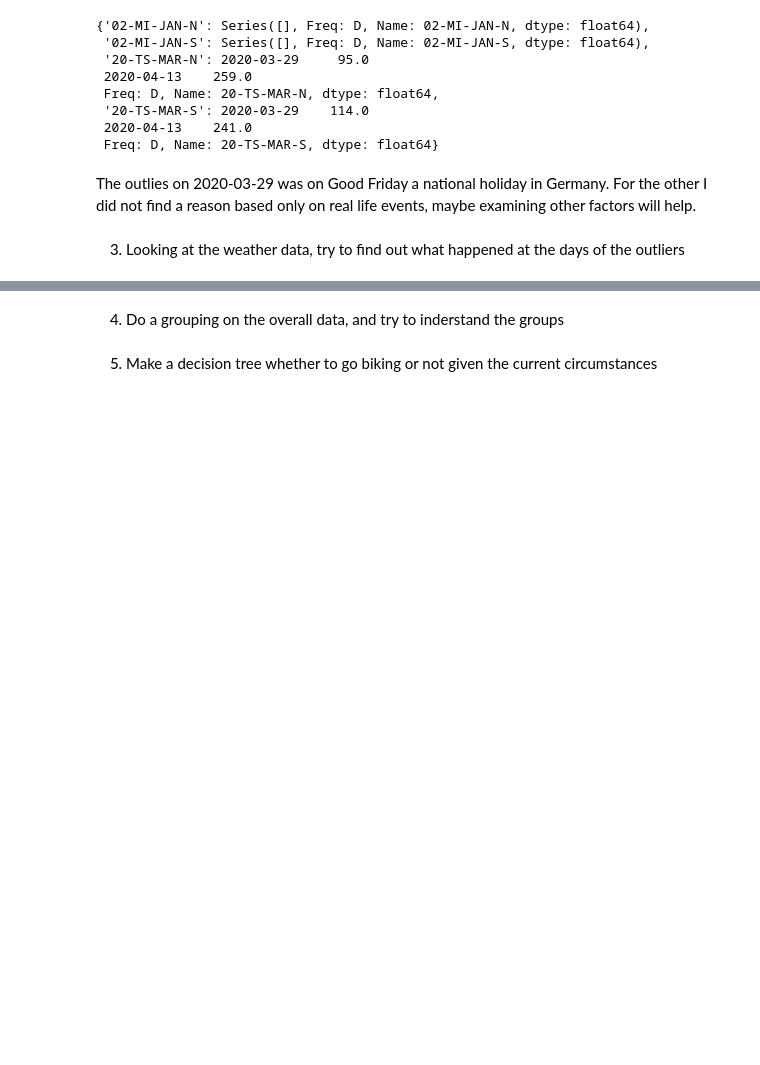
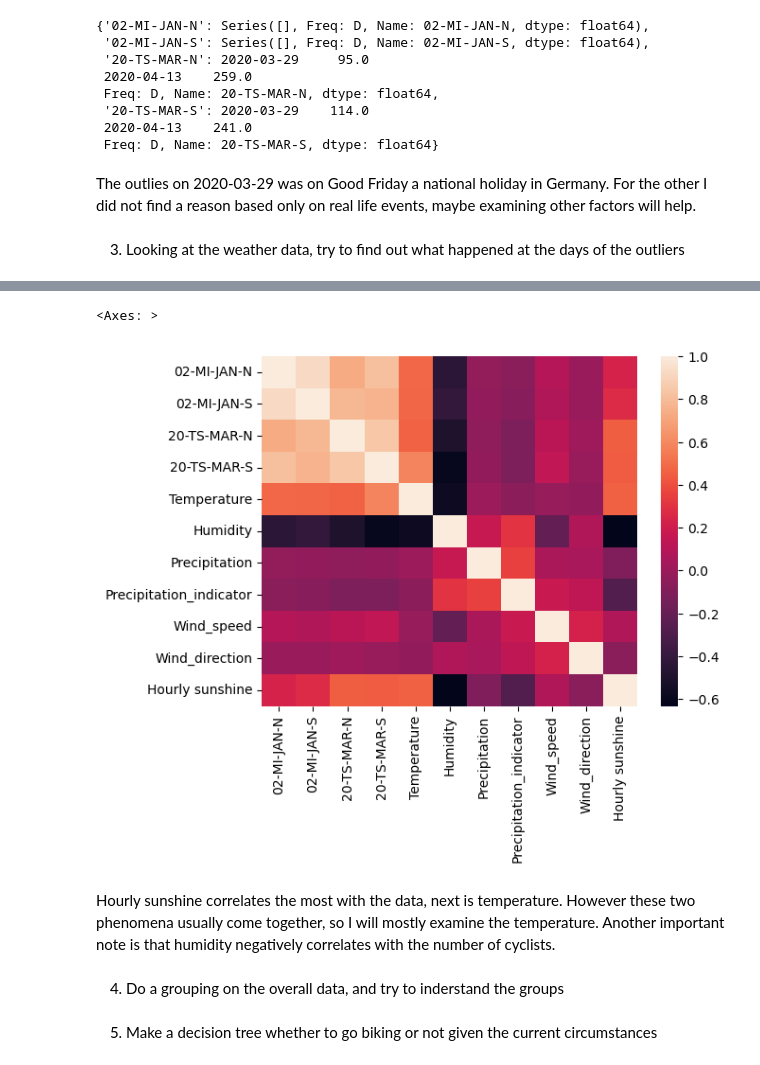
Before and after one commit to hgandras/DataMining, a Jupyter notebook: SemesterProject/BerlinBiking.ipynb, the cells around one changed output, grey strips where cells are left out. Cells and saved outputs as stored; diff of their text form; code cells hidden in the pictures; blank space fills up the shorter version.

Commit message:
Correlation+sundata

```diff
--- a/SemesterProject/BerlinBiking.ipynb
+++ b/SemesterProject/BerlinBiking.ipynb
@@ -257,0 +264,5 @@ weatherData.head()
+# %%
+measurementsReduced = measurements[usedStations]
+measurementsReduced2020 = measurementsReduced[(measurementsReduced.index >= "2020-01-01")&(measurementsReduced.index<"2021-01-01")]
+measurementsWeather = pd.concat([measurementsReduced2020,weatherData],axis = 1)
+measurementsWeather.head()
@@ -258,3 +276,12 @@ weatherData.head()
+# %%
+#Correlation matrix
+corrMatrix = measurementsWeather.corr()
+sns.heatmap(corrMatrix)
+# %% [output]
+<Axes: >
+[figure, added]
+# %% [markdown]
+Hourly sunshine correlates the most with the data, next is temperature. However these two phenomena usually come together, so I will mostly examine the temperature. Another important note is that humidity negatively correlates with the number of cyclists.
 # %% [markdown]
 4. Do a grouping on the overall data, and try to inderstand the groups
 # %% [markdown]
```
Also changed, not shown: parts of 4 cells of this notebook, 1 other file.
